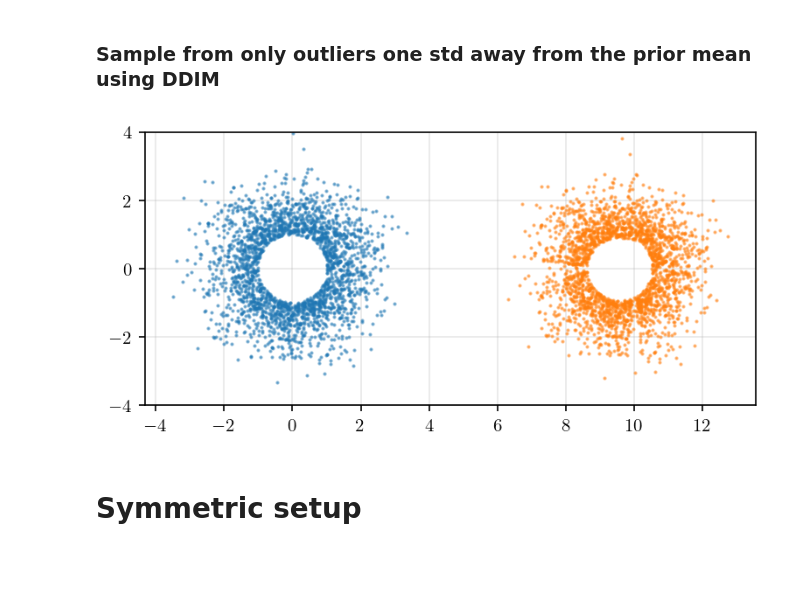
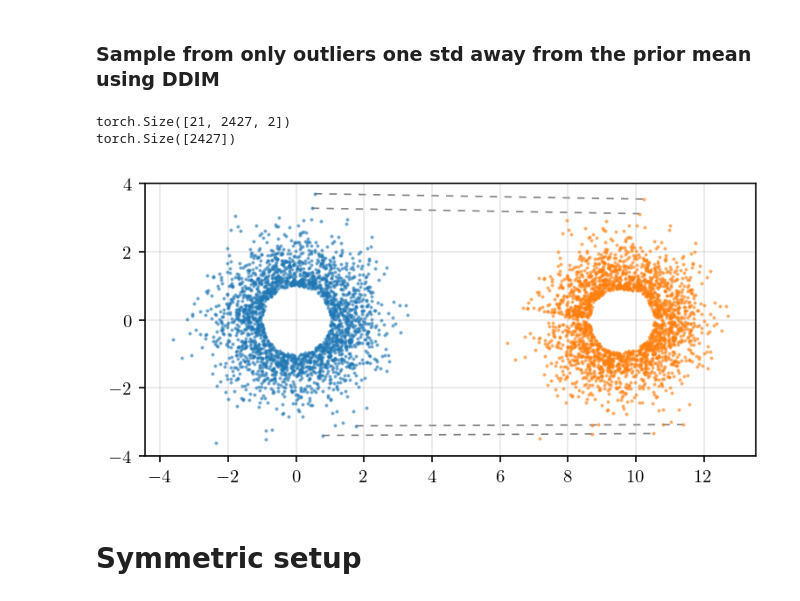
Before and after one commit to willdalh/diffusion-ot, a Jupyter notebook: src/experiments/density_mapping.ipynb, the cells around one changed output. Saved outputs shown, nothing was run; the diff lists cells and outputs as text; code cells hidden in the pictures; blank space fills up the shorter version.

```diff
--- a/src/experiments/density_mapping.ipynb
+++ b/src/experiments/density_mapping.ipynb
@@ -83,25 +83,38 @@ ax.set_ylim(-4, 4)
 # %%
 ddim1.eta = 0
 norms = torch.norm(latents, dim=1)
 radius = 1
 new_latents = latents.clone()
 new_latents = latents[norms > radius]
 point_size = 1
-samples = ddim1.sample(device, latents=new_latents, timesteps = 20)
+samples, xs = ddim1.sample(device, latents=new_latents, timesteps = 20, get_trajectory=True)
 
 fig, ax = plt.subplots(1, 1)
 ax.grid(alpha=0.3)
 ax.set_axisbelow(True)
 
 ax.scatter(new_latents[:, 0], new_latents[:, 1], s=point_size, alpha=0.5, rasterized=True)
 ax.scatter(samples[:, 0], samples[:, 1], s=point_size, alpha=0.5, rasterized=True)
+print(xs.shape)
+
+# height = 3.2
+mask = ((xs[0, :, 1] > 2.99) | (xs[0, :, 1] < -3.11)) & (xs[0, :, 0] > 0.1)
+# mask = (xs[0, :, 1] > 2.9) | (xs[0, :, 1] < -3.1)
+print(mask.shape)
+
+# print(xs[0, mask].shape)
+# Turn xs into only the first and last element along the first dimension
+xs = torch.stack([xs[0], xs[-1]], dim=0)
+plt.plot(xs[:, mask, 0], xs[:, mask, 1], alpha=0.5, color="black", linewidth=0.8, zorder=-100, linestyle="--", dashes=(5, 5))
 fig.gca().set_aspect('equal', adjustable='box')
 ax.set_ylim(-4, 4)
 
 # fig.savefig("figures/low_dim/shifted_prior/outliers_sampling_ddim.pdf", bbox_inches='tight')
 # Remove ticks
 # %% [output]
+torch.Size([21, 2427, 2])
+torch.Size([2427])
-[figure, old version]
+[figure, new version]
 # %% [markdown]
 # Symmetric setup
 # %%
```
Also changed, not shown: parts of 10 cells of this notebook, 7 other files.
